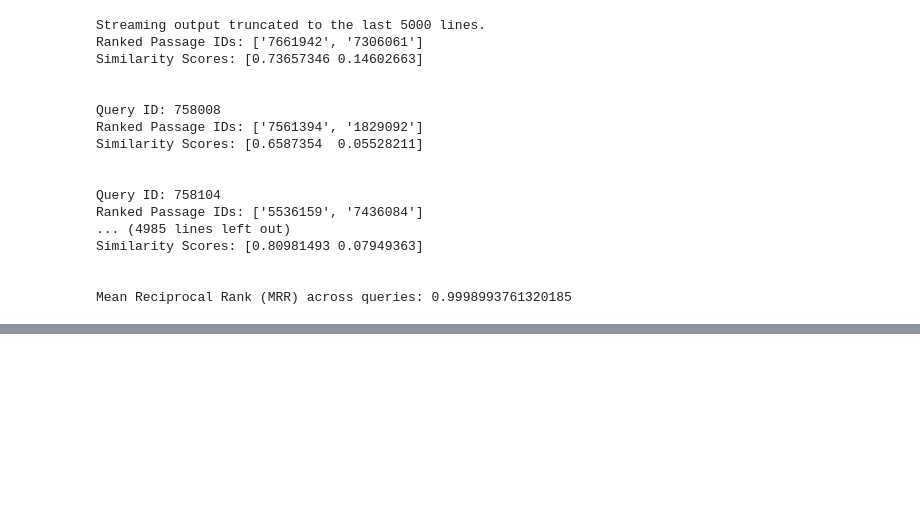
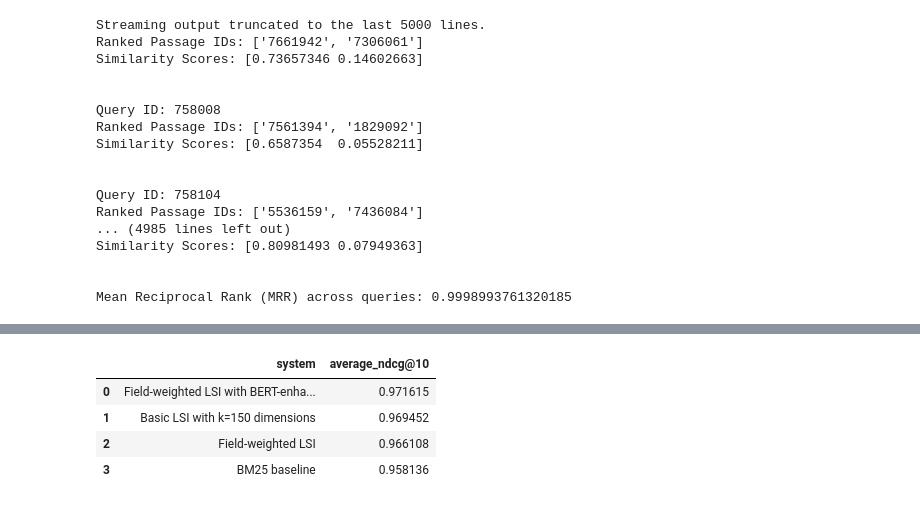
Before and after one commit to alenabd24/SBERT_Training_Search_Engine, a Jupyter notebook: SBERT_TRAINING.ipynb, the cells around one changed output, grey strips where cells are left out. Drawn from its saved outputs; the diff is of its cells as text; code cells hidden in the pictures; blank space fills up the shorter version.

```diff
--- a/SBERT_TRAINING.ipynb
+++ b/SBERT_TRAINING.ipynb
@@ -1043,0 +1325,34 @@ Mean Reciprocal Rank (MRR) across queries: 0.9998993761320185
+# %%
+import pandas as pd
+
+# Create a list of dictionaries with the data
+data = [
+    {
+        "system": "Field-weighted LSI with BERT-enhanced indexing",
+        "average_ndcg@10": 0.9716148584744075
+    },
+    {
+        "system": "Basic LSI with k=150 dimensions",
+        "average_ndcg@10": 0.9694519154248875
+    },
+    {
+        "system": "Field-weighted LSI",
+        "average_ndcg@10": 0.966107888984751
+    },
+    {
+        "system": "BM25 baseline",
+        "average_ndcg@10": 0.9581363203901849
+    }
+]
+
+# Create the DataFrame
+df = pd.DataFrame(data)
+
+# Display the DataFrame
+df
+# %% [output]
+|  | system | average_ndcg@10 |
+| 0 | Field-weighted LSI with BERT-enha... | 0.971615 |
+| 1 | Basic LSI with k=150 dimensions | 0.969452 |
+| 2 | Field-weighted LSI | 0.966108 |
+| 3 | BM25 baseline | 0.958136 |
```
Also changed, not shown: parts of 11 cells of this notebook.
